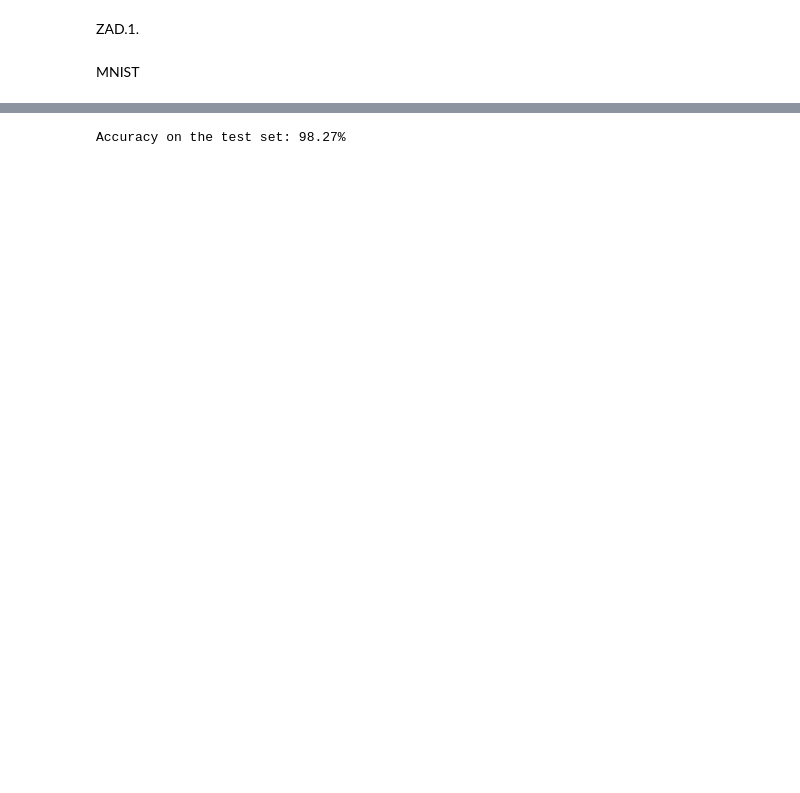
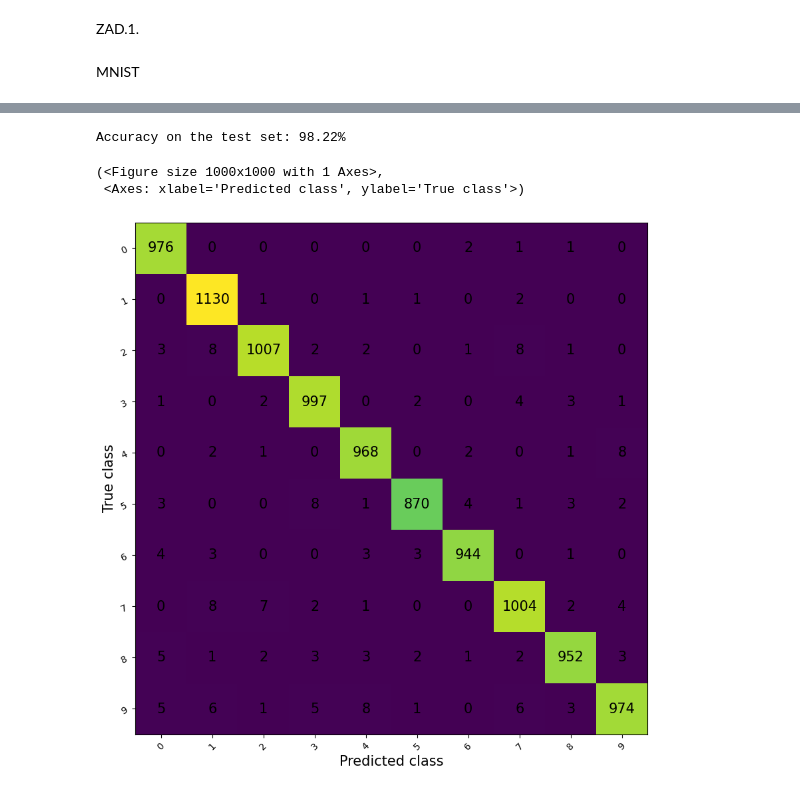
Before and after one commit to MichaelAngeloTheFirst/annlabs, a Jupyter notebook: ssn1/lab1.ipynb, the cells around one changed output, grey strips where cells are left out. Cells and saved outputs as stored; diff of their text form; code cells hidden in the pictures; blank space fills up the shorter version.

```diff
--- a/ssn1/lab1.ipynb
+++ b/ssn1/lab1.ipynb
@@ -204,0 +250,6 @@ for epoch in range(10):
+# %%
+from torchmetrics.classification import MulticlassAccuracy
+mca = MulticlassAccuracy(num_classes=10, average=None)
+# %%
+from torchmetrics.classification import MulticlassRecall
+mcr = MulticlassRecall(num_classes=10, average=None)
@@ -205,14 +259,21 @@ for epoch in range(10):
+# %%
+from torchmetrics.classification import MulticlassConfusionMatrix
+mcm = MulticlassConfusionMatrix(num_classes=10)
 # %%
 correct = 0
 total = 0
 with torch.no_grad():
+
     for data in testloader:
         images, labels = data
         outputs = model(images)
         _, predicted = torch.max(outputs.data, 1)
         total += labels.size(0)
         correct += (predicted == labels).sum().item()
+        mca.update(predicted, labels)
+        mcr.update(predicted, labels)
+        mcm.update(predicted, labels)
 
 print(f"Accuracy on the test set: {100 * correct / total:.2f}%")
 # %% [output]
-Accuracy on the test set: 98.27%
+Accuracy on the test set: 98.22%
@@ -221,0 +280,9 @@ print()
+# %%
+fig = plt.figure(figsize=(10, 10))
+ax = fig.gca()
+
+mcm.plot(ax=fig.gca())
+# %% [output]
+(<Figure size 1000x1000 with 1 Axes>,
+ <Axes: xlabel='Predicted class', ylabel='True class'>)
+[figure, added]
```
Also changed, not shown: parts of 59 cells of this notebook, 2 other files.
